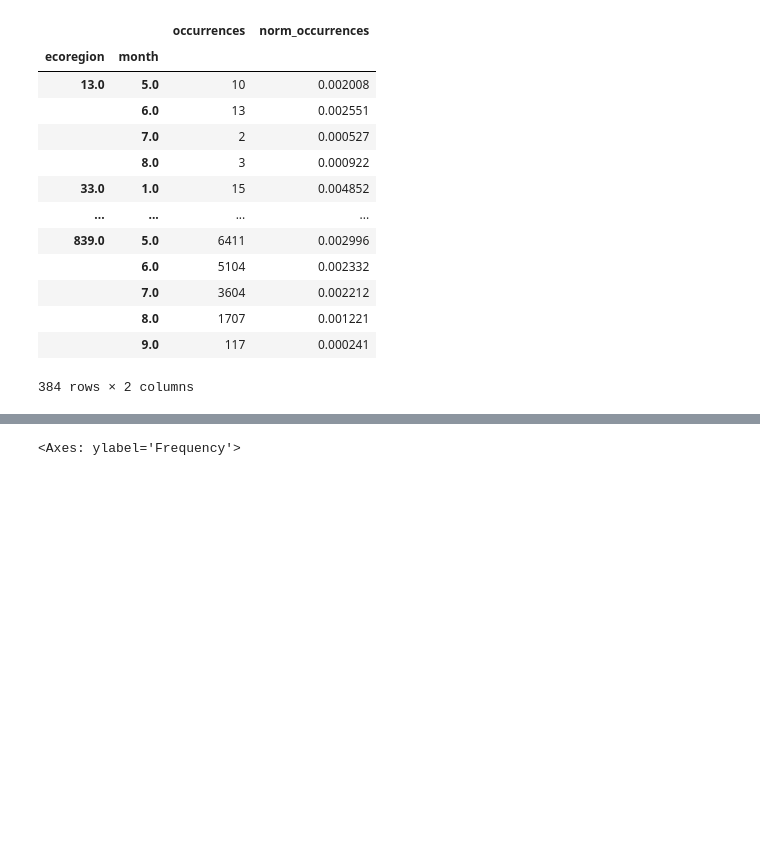
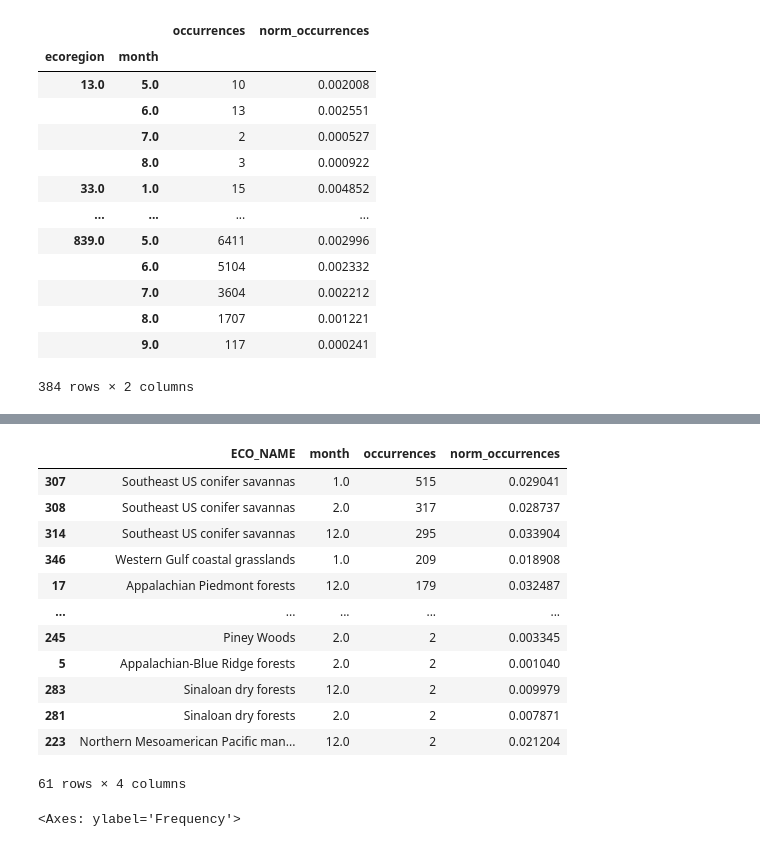
Before and after one commit to alexapapanikolaou/02-migration-fall-template, a Jupyter notebook: notebooks/06-calliope-normalize .ipynb, the cells around one changed output, grey strips where cells are left out. Saved outputs shown, nothing was run; the diff lists cells and outputs as text; code cells hidden in the pictures; blank space fills up the shorter version.

```diff
--- a/notebooks/06-calliope-normalize .ipynb
+++ b/notebooks/06-calliope-normalize .ipynb
@@ -164,0 +185,15 @@ calliope_occurrence_df
+# %%
+### match Calliope observations with ecoregion names
+calliope_ecoregion_summary = (
+    calliope_occurrence_df
+    .reset_index()
+    .merge(
+        ecoreg_gdf[['OBJECTID', 'ECO_NAME']],
+        left_on='ecoregion',
+        right_on='OBJECTID',
+        how='left'
+    )
+)
+
+### check results
+calliope_ecoregion_summary.head()
@@ -165,3 +207,30 @@ calliope_occurrence_df
+# %%
+### examine winter Calliope observations by ecoregion
+winter_calliope = (
+    calliope_ecoregion_summary[
+        calliope_ecoregion_summary['month'].isin([12, 1, 2])
+    ]
+    .sort_values('occurrences', ascending=False)
+)
+
+### check results
+winter_calliope[
+    ['ECO_NAME', 'month', 'occurrences', 'norm_occurrences']
+]
+# %% [output]
+|  | ECO_NAME | month | occurrences | norm_occurrences |
+| 307 | Southeast US conifer savannas | 1.0 | 515 | 0.029041 |
+| 308 | Southeast US conifer savannas | 2.0 | 317 | 0.028737 |
+| 314 | Southeast US conifer savannas | 12.0 | 295 | 0.033904 |
+| 346 | Western Gulf coastal grasslands | 1.0 | 209 | 0.018908 |
+| 17 | Appalachian Piedmont forests | 12.0 | 179 | 0.032487 |
+| ... | ... | ... | ... | ... |
+| 245 | Piney Woods | 2.0 | 2 | 0.003345 |
+| 5 | Appalachian-Blue Ridge forests | 2.0 | 2 | 0.001040 |
+| 283 | Sinaloan dry forests | 12.0 | 2 | 0.009979 |
+| 281 | Sinaloan dry forests | 2.0 | 2 | 0.007871 |
+| 223 | Northern Mesoamerican Pacific man... | 12.0 | 2 | 0.021204 |
+61 rows × 4 columns
 # %%
 ### plot a histogram
 calliope_occurrence_df.norm_occurrences.plot.hist()
```
Also changed, not shown: parts of 2 cells of this notebook, 3 other files.
